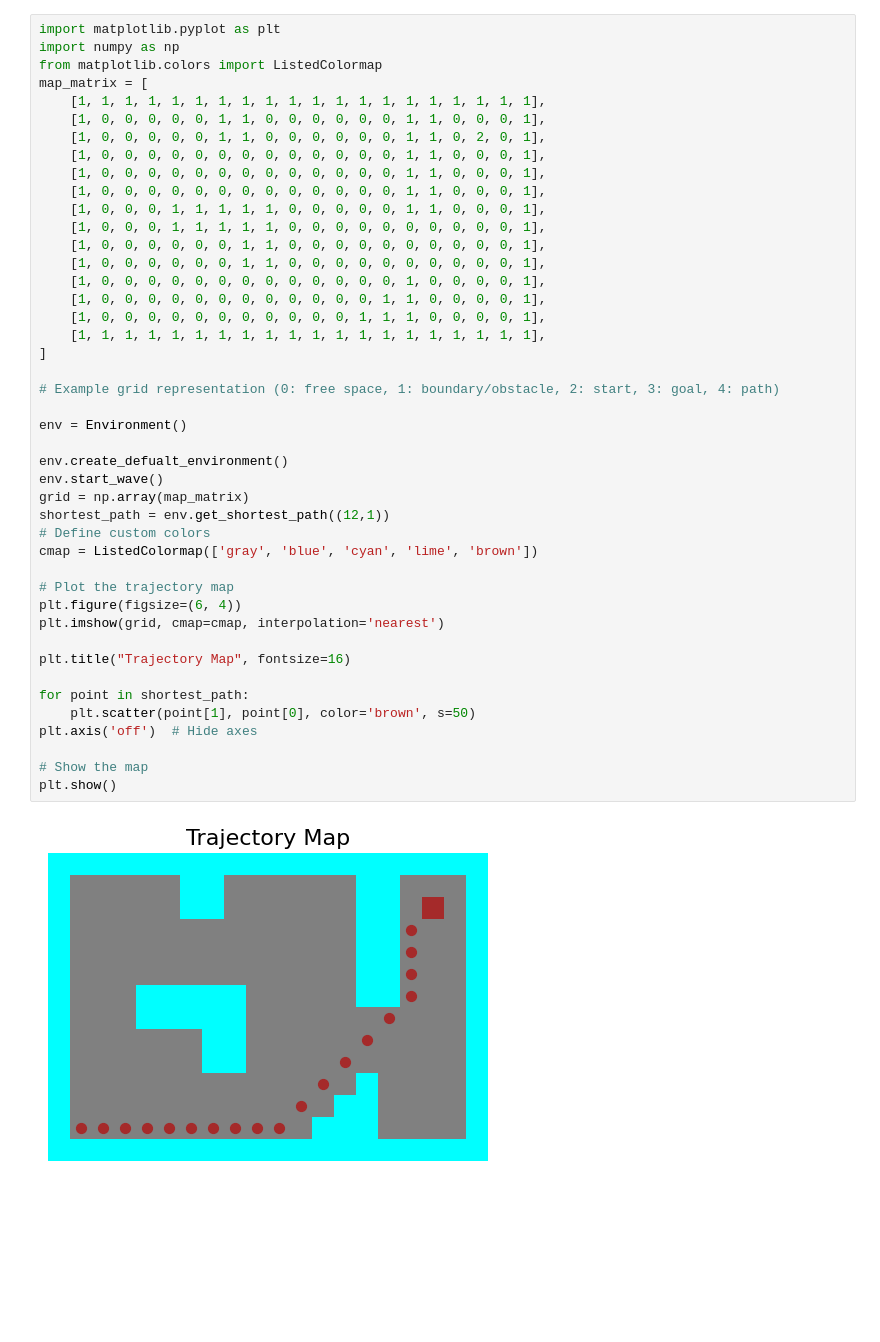
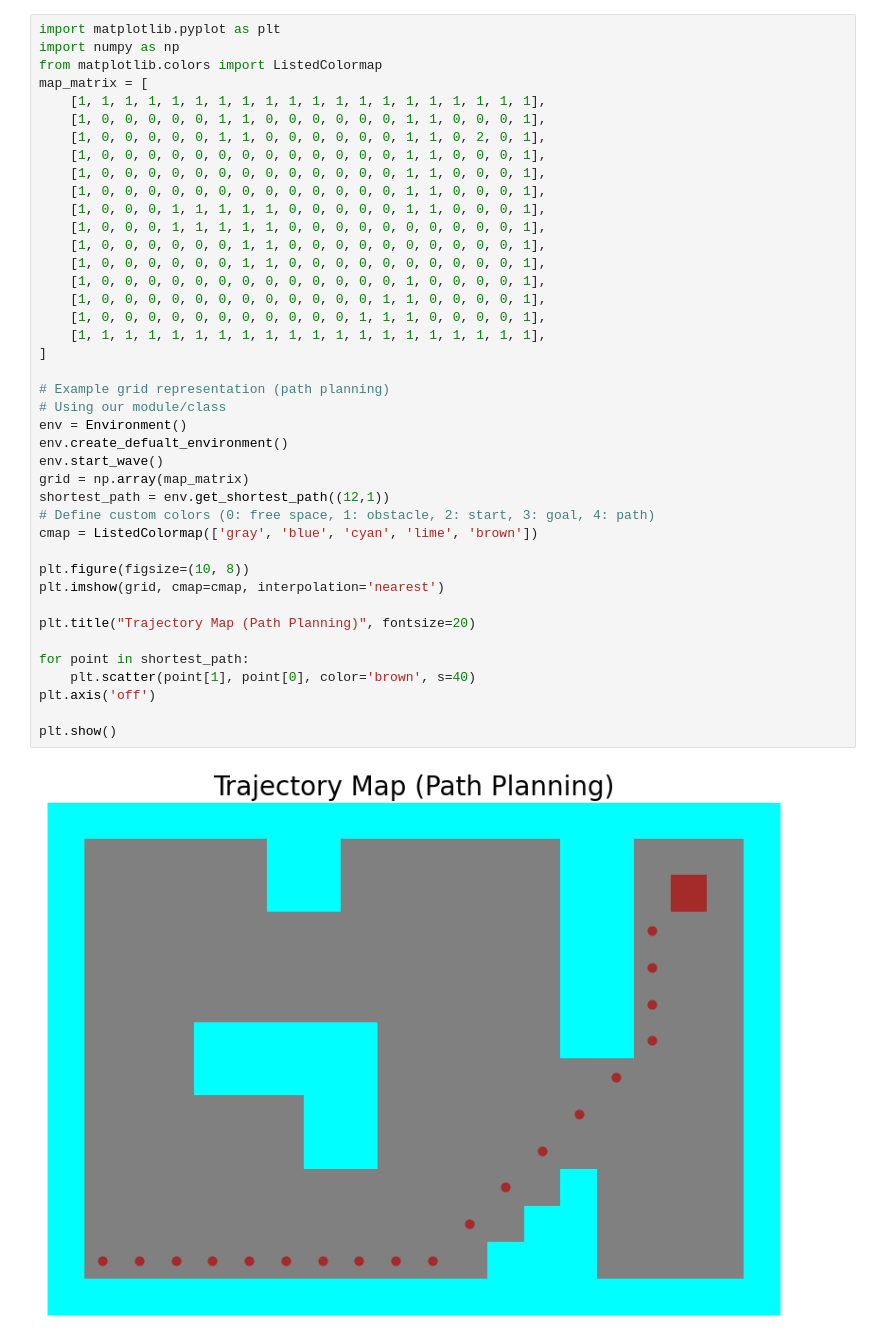
Before and after one commit to AhmedXAlDeeb/wavefront_task3-algorithms, a Jupyter notebook: ploting.ipynb, the cells around one changed output. Cells and saved outputs as stored; diff of their text form; blank space fills up the shorter version.

```diff
--- a/ploting.ipynb
+++ b/ploting.ipynb
@@ -156,42 +195,39 @@ map_matrix = [
     [1, 1, 1, 1, 1, 1, 1, 1, 1, 1, 1, 1, 1, 1, 1, 1, 1, 1, 1, 1],
     [1, 0, 0, 0, 0, 0, 1, 1, 0, 0, 0, 0, 0, 0, 1, 1, 0, 0, 0, 1],
     [1, 0, 0, 0, 0, 0, 1, 1, 0, 0, 0, 0, 0, 0, 1, 1, 0, 2, 0, 1],
     [1, 0, 0, 0, 0, 0, 0, 0, 0, 0, 0, 0, 0, 0, 1, 1, 0, 0, 0, 1],
     [1, 0, 0, 0, 0, 0, 0, 0, 0, 0, 0, 0, 0, 0, 1, 1, 0, 0, 0, 1],
     [1, 0, 0, 0, 0, 0, 0, 0, 0, 0, 0, 0, 0, 0, 1, 1, 0, 0, 0, 1],
     [1, 0, 0, 0, 1, 1, 1, 1, 1, 0, 0, 0, 0, 0, 1, 1, 0, 0, 0, 1],
     [1, 0, 0, 0, 1, 1, 1, 1, 1, 0, 0, 0, 0, 0, 0, 0, 0, 0, 0, 1],
     [1, 0, 0, 0, 0, 0, 0, 1, 1, 0, 0, 0, 0, 0, 0, 0, 0, 0, 0, 1],
     [1, 0, 0, 0, 0, 0, 0, 1, 1, 0, 0, 0, 0, 0, 0, 0, 0, 0, 0, 1],
     [1, 0, 0, 0, 0, 0, 0, 0, 0, 0, 0, 0, 0, 0, 1, 0, 0, 0, 0, 1],
     [1, 0, 0, 0, 0, 0, 0, 0, 0, 0, 0, 0, 0, 1, 1, 0, 0, 0, 0, 1],
     [1, 0, 0, 0, 0, 0, 0, 0, 0, 0, 0, 0, 1, 1, 1, 0, 0, 0, 0, 1],
     [1, 1, 1, 1, 1, 1, 1, 1, 1, 1, 1, 1, 1, 1, 1, 1, 1, 1, 1, 1],
 ]
 
-# Example grid representation (0: free space, 1: boundary/obstacle, 2: start, 3: goal, 4: path)
-
+# Example grid representation (path planning)
+# Using our module/class
 env = Environment()
-
 env.create_defualt_environment()
 env.start_wave()
 grid = np.array(map_matrix)
 shortest_path = env.get_shortest_path((12,1))
-# Define custom colors
+# Define custom colors (0: free space, 1: obstacle, 2: start, 3: goal, 4: path)
 cmap = ListedColormap(['gray', 'blue', 'cyan', 'lime', 'brown'])
 
-# Plot the trajectory map
-plt.figure(figsize=(6, 4))
+plt.figure(figsize=(10, 8))
 plt.imshow(grid, cmap=cmap, interpolation='nearest')
 
-plt.title("Trajectory Map", fontsize=16)
+plt.title("Trajectory Map (Path Planning)", fontsize=20)
 
 for point in shortest_path:
-    plt.scatter(point[1], point[0], color='brown', s=50)
-plt.axis('off')  # Hide axes
+    plt.scatter(point[1], point[0], color='brown', s=40)
+plt.axis('off')
 
-# Show the map
 plt.show()
 # %% [output]
-[figure, old version]
+[figure, new version]
 # %%
```
Also changed, not shown: parts of 7 cells of this notebook, 1 other file.
